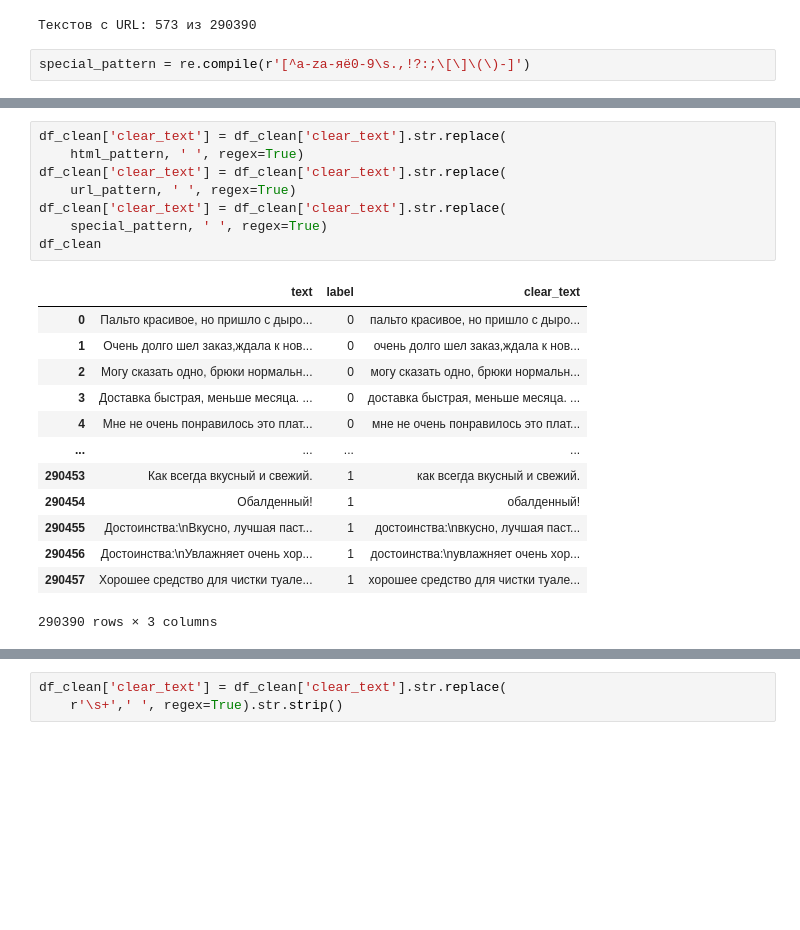
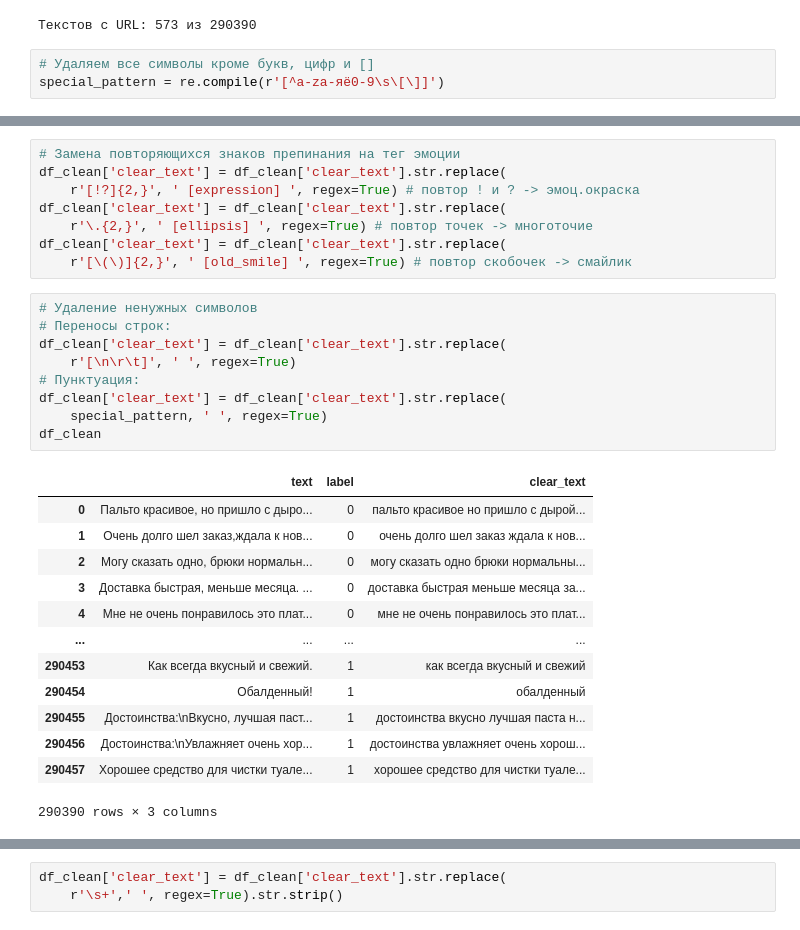
Before and after one commit to moon-may/Machine_Learning, a Jupyter notebook: main.ipynb, the cells around one changed output, grey strips where cells are left out. Saved outputs shown, nothing was run; the diff lists cells and outputs as text; blank space fills up the shorter version.

Commit message:
Удаление пунктуации, проставление эмоциональных меток, удаление опечаток

```diff
--- a/main.ipynb
+++ b/main.ipynb
@@ -201,4 +201,5 @@ print(f"Текстов с URL: {has_url} из {len(df_clean)}")
 # %% [output]
 Текстов с URL: 573 из 290390
 # %%
-special_pattern = re.compile(r'[^a-zа-яё0-9\s.,!?:;\[\]\(\)-]')
+# Удаляем все символы кроме букв, цифр и []
+special_pattern = re.compile(r'[^a-zа-яё0-9\s\[\]]')
@@ -205,22 +213,31 @@ special_pattern = re.compile(r'[^a-zа-яё0-9\s.,!?:;\[\]\(\)-]')
+# %%
+# Замена повторяющихся знаков препинания на тег эмоции
+df_clean['clear_text'] = df_clean['clear_text'].str.replace(
+    r'[!?]{2,}', ' [expression] ', regex=True) # повтор ! и ? -> эмоц.окраска
+df_clean['clear_text'] = df_clean['clear_text'].str.replace(
+    r'\.{2,}', ' [ellipsis] ', regex=True) # повтор точек -> многоточие
+df_clean['clear_text'] = df_clean['clear_text'].str.replace(
+    r'[\(\)]{2,}', ' [old_smile] ', regex=True) # повтор скобочек -> смайлик
 # %%
+# Удаление ненужных символов
+# Переносы строк:
 df_clean['clear_text'] = df_clean['clear_text'].str.replace(
-    html_pattern, ' ', regex=True)
-df_clean['clear_text'] = df_clean['clear_text'].str.replace(
-    url_pattern, ' ', regex=True)
+    r'[\n\r\t]', ' ', regex=True)
+# Пунктуация:
 df_clean['clear_text'] = df_clean['clear_text'].str.replace(
     special_pattern, ' ', regex=True)
 df_clean
 # %% [output]
 |  | text | label | clear_text |
-| 0 | Пальто красивое, но пришло с дыро... | 0 | пальто красивое, но пришло с дыро... |
-| 1 | Очень долго шел заказ,ждала к нов... | 0 | очень долго шел заказ,ждала к нов... |
-| 2 | Могу сказать одно, брюки нормальн... | 0 | могу сказать одно, брюки нормальн... |
-| 3 | Доставка быстрая, меньше месяца. ... | 0 | доставка быстрая, меньше месяца. ... |
+| 0 | Пальто красивое, но пришло с дыро... | 0 | пальто красивое но пришло с дырой... |
+| 1 | Очень долго шел заказ,ждала к нов... | 0 | очень долго шел заказ ждала к нов... |
+| 2 | Могу сказать одно, брюки нормальн... | 0 | могу сказать одно брюки нормальны... |
+| 3 | Доставка быстрая, меньше месяца. ... | 0 | доставка быстрая меньше месяца за... |
 | 4 | Мне не очень понравилось это плат... | 0 | мне не очень понравилось это плат... |
 | ... | ... | ... | ... |
-| 290453 | Как всегда вкусный и свежий. | 1 | как всегда вкусный и свежий. |
-| 290454 | Обалденный! | 1 | обалденный! |
-| 290455 | Достоинства:\nВкусно, лучшая паст... | 1 | достоинства:\nвкусно, лучшая паст... |
-| 290456 | Достоинства:\nУвлажняет очень хор... | 1 | достоинства:\nувлажняет очень хор... |
+| 290453 | Как всегда вкусный и свежий. | 1 | как всегда вкусный и свежий |
+| 290454 | Обалденный! | 1 | обалденный |
+| 290455 | Достоинства:\nВкусно, лучшая паст... | 1 | достоинства вкусно лучшая паста н... |
+| 290456 | Достоинства:\nУвлажняет очень хор... | 1 | достоинства увлажняет очень хорош... |
 | 290457 | Хорошее средство для чистки туале... | 1 | хорошее средство для чистки туале... |
 290390 rows × 3 columns
```
Also changed, not shown: parts of 9 cells of this notebook.
